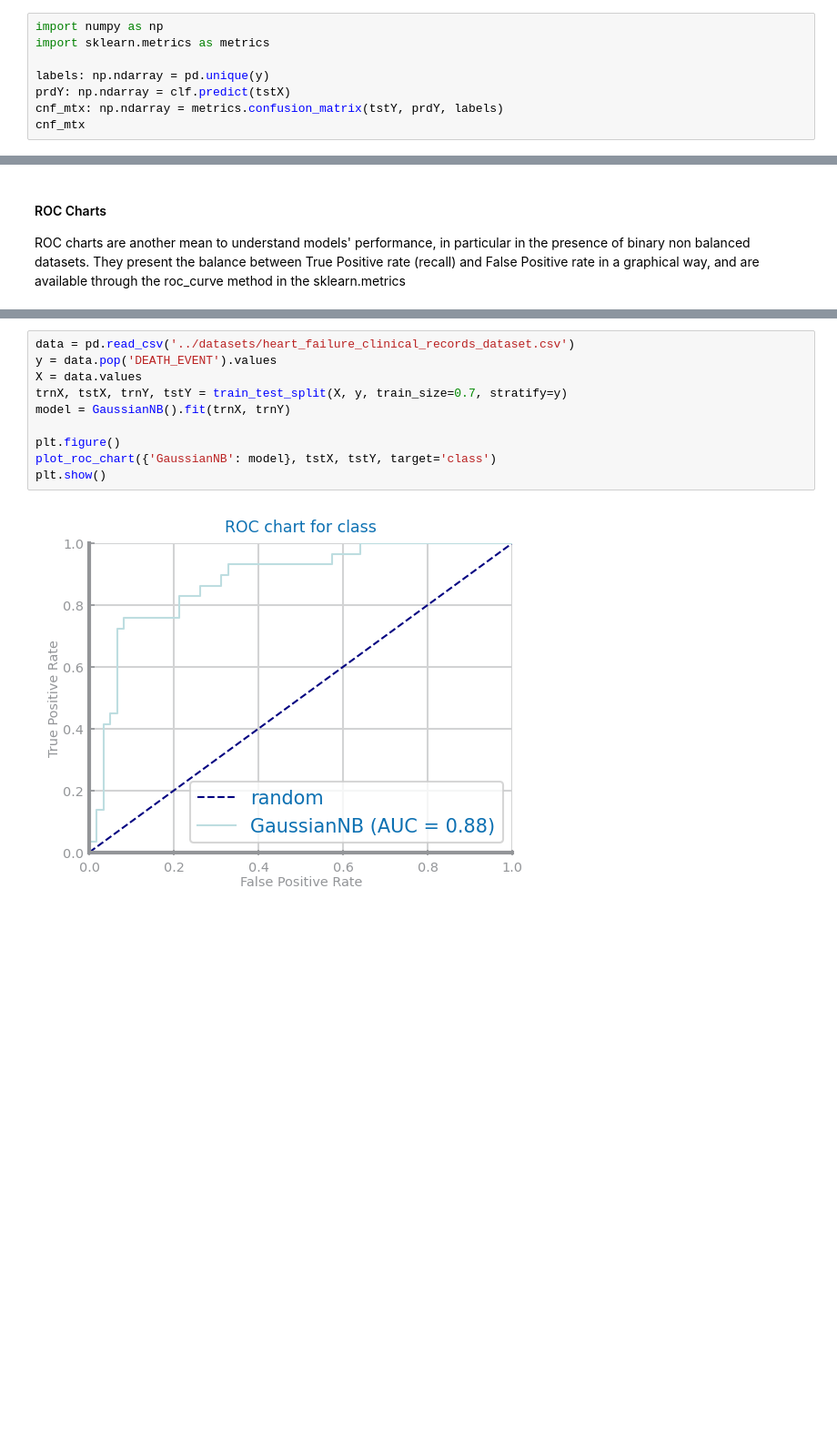
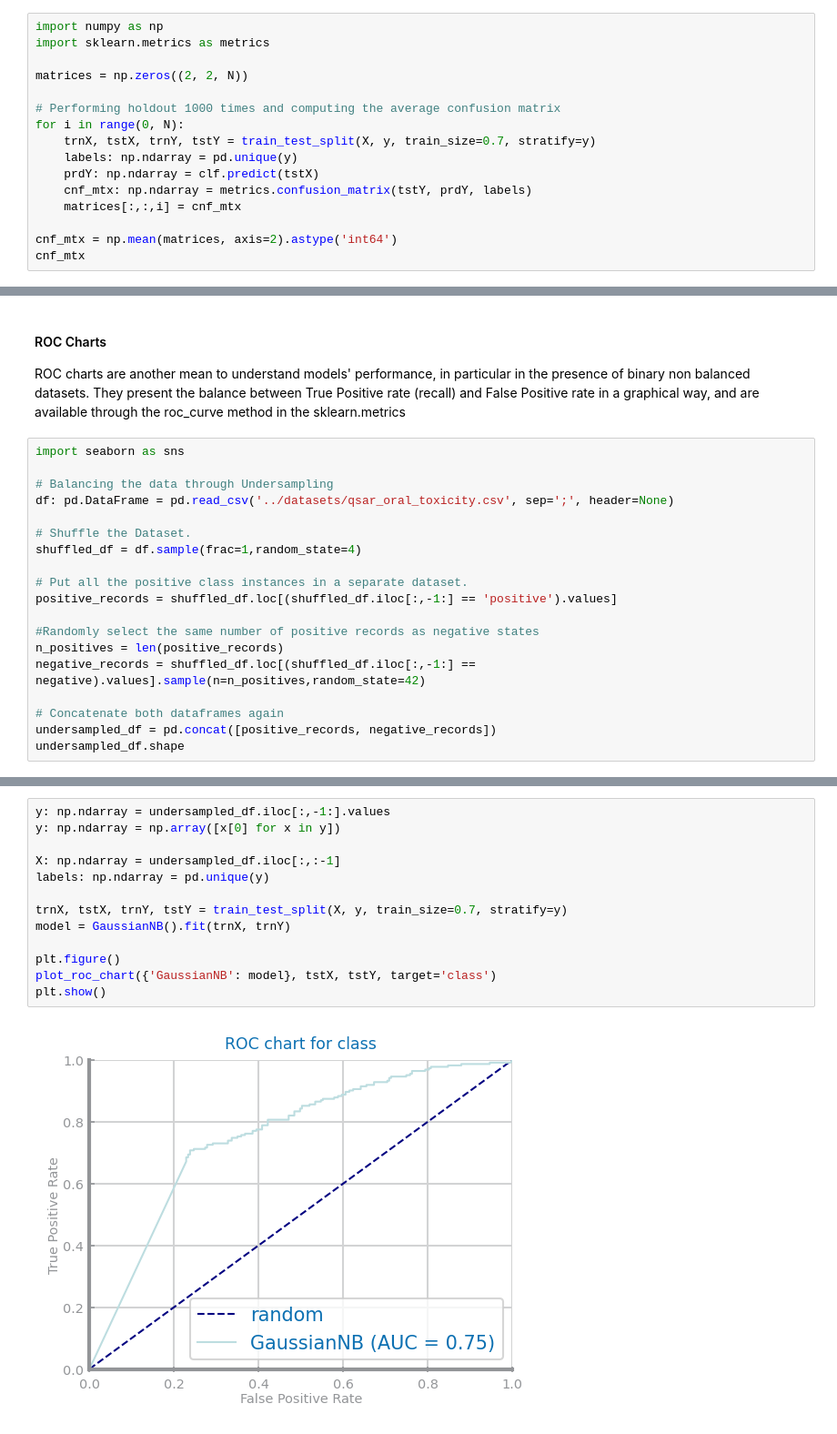
Before and after one commit to HerouFenix/cdados-project, a Jupyter notebook: Classification/TrainingModels.ipynb, the cells around one changed output, grey strips where cells are left out. Shown at 91% size. Saved outputs shown, nothing was run; the diff lists cells and outputs as text; blank space fills up the shorter version.

Commit message:
Average training scores on rotating Holdout sets + undersampling data before ROC charts

```diff
--- a/Classification/TrainingModels.ipynb
+++ b/Classification/TrainingModels.ipynb
@@ -73,8 +84,16 @@ The confusion matrix is the standard to present these numbers, and is computed t
 import numpy as np
 import sklearn.metrics as metrics
 
-labels: np.ndarray = pd.unique(y)
-prdY: np.ndarray = clf.predict(tstX)
-cnf_mtx: np.ndarray = metrics.confusion_matrix(tstY, prdY, labels)
+matrices = np.zeros((2, 2, N))
+
+# Performing holdout 1000 times and computing the average confusion matrix
+for i in range(0, N):
+    trnX, tstX, trnY, tstY = train_test_split(X, y, train_size=0.7, stratify=y)
+    labels: np.ndarray = pd.unique(y)
+    prdY: np.ndarray = clf.predict(tstX)
+    cnf_mtx: np.ndarray = metrics.confusion_matrix(tstY, prdY, labels)
+    matrices[:,:,i] = cnf_mtx
+
+cnf_mtx = np.mean(matrices, axis=2).astype('int64')
 cnf_mtx
 # %% [output]
@@ -237,3 +307,22 @@ plt.show()
 # %% [markdown]
 #### ROC Charts
 ROC charts are another mean to understand models' performance, in particular in the presence of binary non balanced datasets. They present the balance between True Positive rate (recall) and False Positive rate in a graphical way, and are available through the roc_curve method in the sklearn.metrics
+# %%
+import seaborn as sns
+
+# Balancing the data through Undersampling
+df: pd.DataFrame = pd.read_csv('../datasets/qsar_oral_toxicity.csv', sep=';', header=None)
+
+# Shuffle the Dataset.
+shuffled_df = df.sample(frac=1,random_state=4)
+
+# Put all the positive class instances in a separate dataset.
+positive_records = shuffled_df.loc[(shuffled_df.iloc[:,-1:] == 'positive').values]
+
+#Randomly select the same number of positive records as negative states
+n_positives = len(positive_records)
+negative_records = shuffled_df.loc[(shuffled_df.iloc[:,-1:] == negative).values].sample(n=n_positives,random_state=42)
+
+# Concatenate both dataframes again
+undersampled_df = pd.concat([positive_records, negative_records])
+undersampled_df.shape
@@ -240,12 +350,15 @@ ROC charts are another mean to understand models' performance, in particular in
 # %%
-data = pd.read_csv('../datasets/heart_failure_clinical_records_dataset.csv')
-y = data.pop('DEATH_EVENT').values
-X = data.values
+y: np.ndarray = undersampled_df.iloc[:,-1:].values
+y: np.ndarray = np.array([x[0] for x in y])
+
+X: np.ndarray = undersampled_df.iloc[:,:-1]
+labels: np.ndarray = pd.unique(y)
+
 trnX, tstX, trnY, tstY = train_test_split(X, y, train_size=0.7, stratify=y)
 model = GaussianNB().fit(trnX, trnY)
 
 plt.figure()
 plot_roc_chart({'GaussianNB': model}, tstX, tstY, target='class')
 plt.show()
 # %% [output]
-[figure, old version]
+[figure, new version]
```
Also changed, not shown: parts of 16 cells of this notebook.
